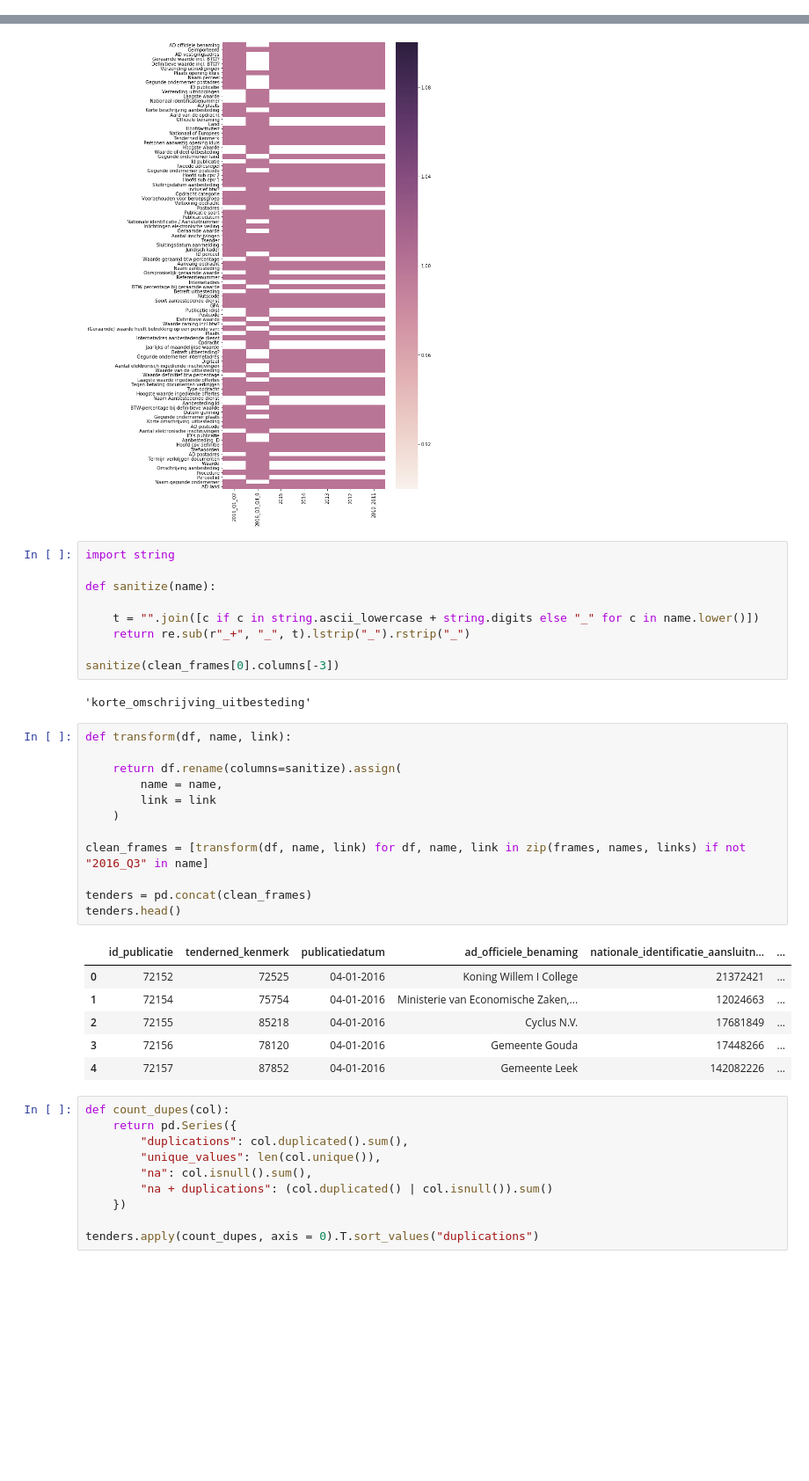
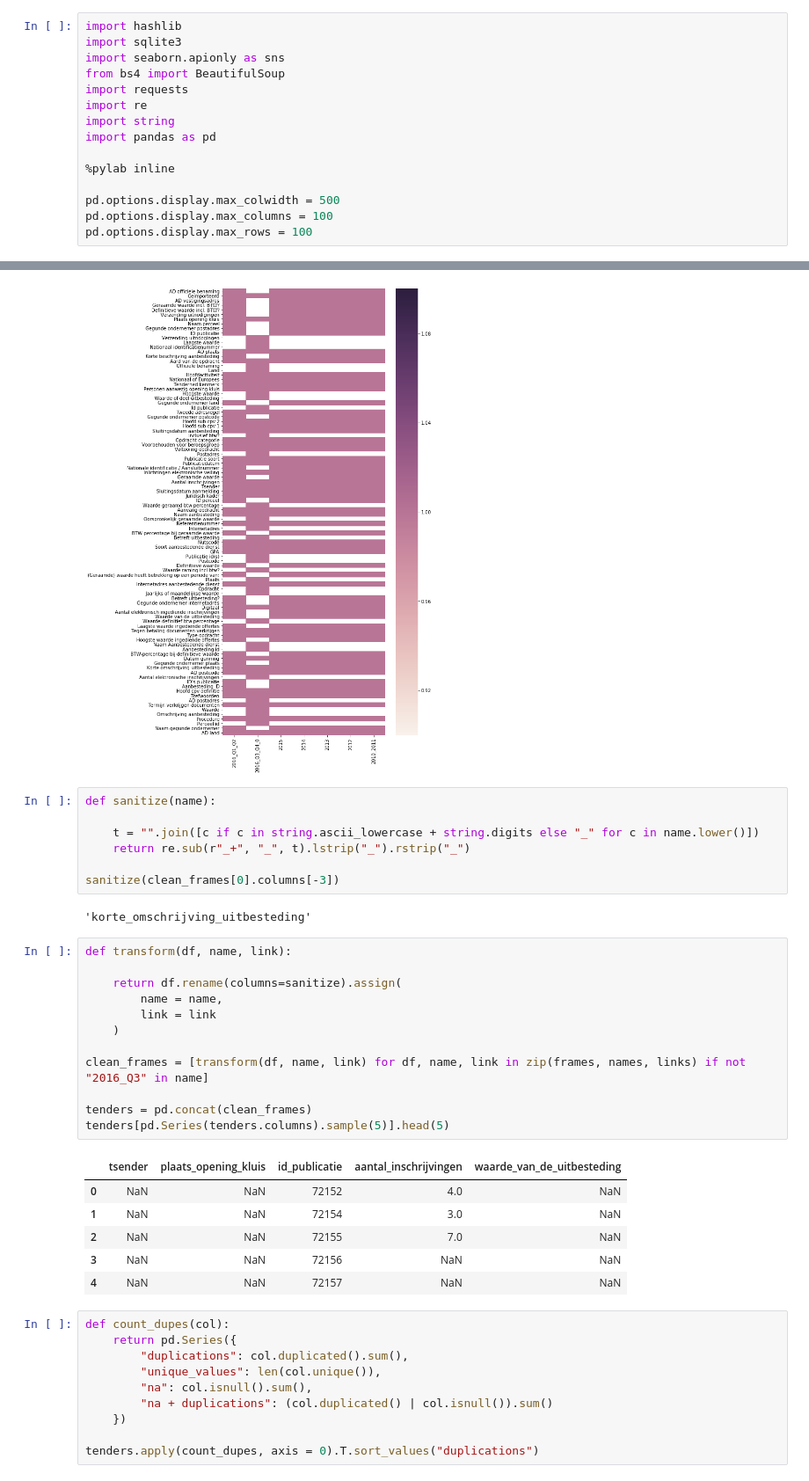
Before and after one commit to Gijs-Koot/acchack2017-tendercheck-analysis, a Jupyter notebook: tender_cleanup.ipynb, the cells around one changed output, grey strips where cells are left out. Shown at 88% size. Drawn from its saved outputs; the diff is of its cells as text; blank space fills up the shorter version.

```diff
--- a/tender_cleanup.ipynb
+++ b/tender_cleanup.ipynb
@@ -1 +1,16 @@
+# %%
+import hashlib
+import sqlite3
+import seaborn.apionly as sns
+from bs4 import BeautifulSoup
+import requests
+import re
+import string
+import pandas as pd
+
+%pylab inline
+
+pd.options.display.max_colwidth = 500
+pd.options.display.max_columns = 100
+pd.options.display.max_rows = 100
 # %%
@@ -52,8 +52,6 @@ sns.heatmap(missing)
 <matplotlib.axes._subplots.AxesSubplot at 0x...>
 [figure]
 # %%
-import string
-
 def sanitize(name):
 
     t = "".join([c if c in string.ascii_lowercase + string.digits else "_" for c in name.lower()])
@@ -65,22 +63,22 @@ sanitize(clean_frames[0].columns[-3])
 # %%
 def transform(df, name, link):
 
     return df.rename(columns=sanitize).assign(
         name = name,
         link = link
     )
 
 clean_frames = [transform(df, name, link) for df, name, link in zip(frames, names, links) if not "2016_Q3" in name]
 
 tenders = pd.concat(clean_frames)
-tenders.head()
+tenders[pd.Series(tenders.columns).sample(5)].head(5)
 # %% [output]
-|  | id_publicatie | tenderned_kenmerk | publicatiedatum | ad_officiele_benaming | nationale_identificatie_aansluitn... | ... |
-| 0 | 72152 | 72525 | 04-01-2016 | Koning Willem I College | 21372421 | ... |
-| 1 | 72154 | 75754 | 04-01-2016 | Ministerie van Economische Zaken,... | 12024663 | ... |
-| 2 | 72155 | 85218 | 04-01-2016 | Cyclus N.V. | 17681849 | ... |
-| 3 | 72156 | 78120 | 04-01-2016 | Gemeente Gouda | 17448266 | ... |
-| 4 | 72157 | 87852 | 04-01-2016 | Gemeente Leek | 142082226 | ... |
+|  | tsender | plaats_opening_kluis | id_publicatie | aantal_inschrijvingen | waarde_van_de_uitbesteding |
+| 0 | NaN | NaN | 72152 | 4.0 | NaN |
+| 1 | NaN | NaN | 72154 | 3.0 | NaN |
+| 2 | NaN | NaN | 72155 | 7.0 | NaN |
+| 3 | NaN | NaN | 72156 | NaN | NaN |
+| 4 | NaN | NaN | 72157 | NaN | NaN |
 # %%
 def count_dupes(col):
     return pd.Series({
```
Also changed, not shown: parts of 19 cells of this notebook, 6 other files.
